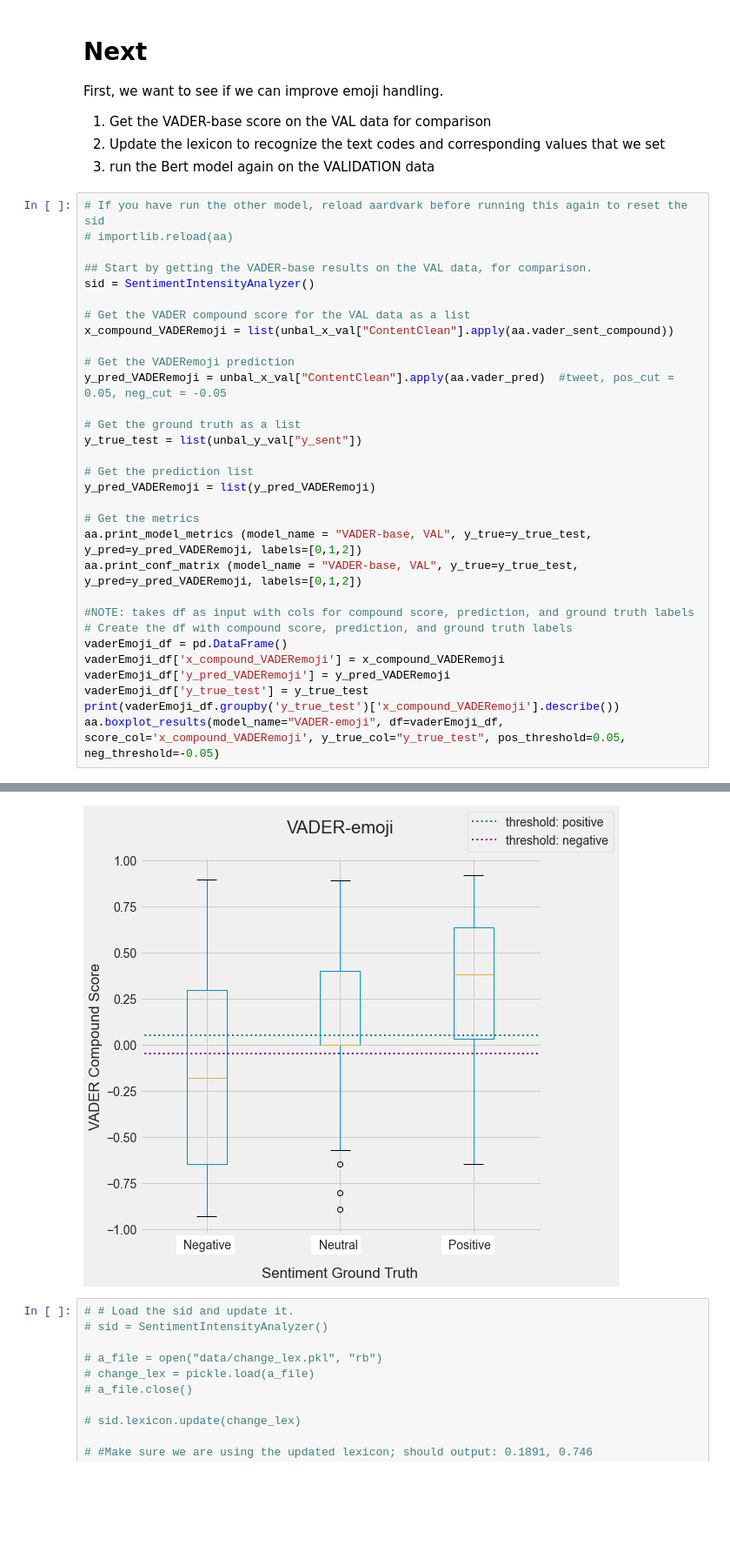
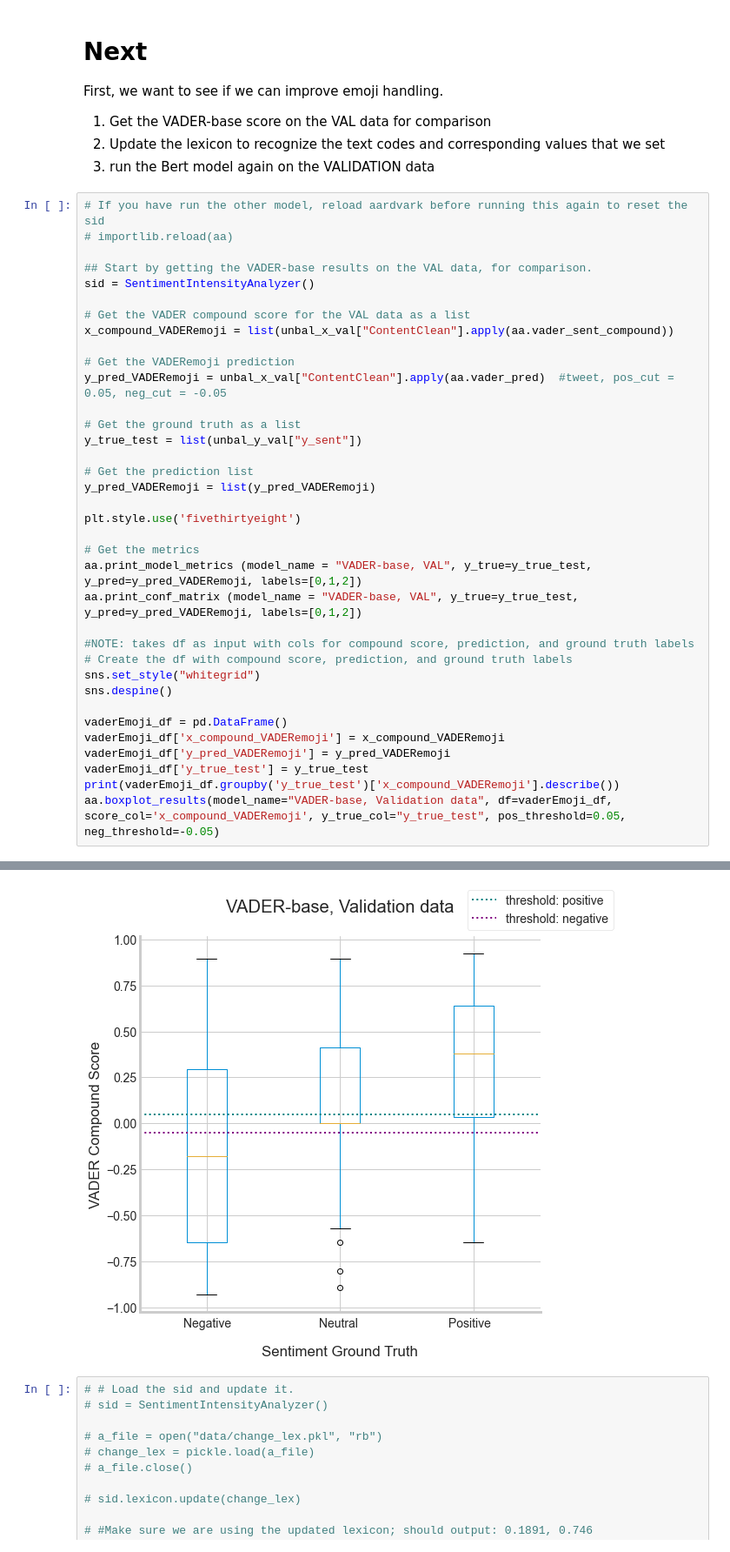
Before and after one commit to loopyQueen/RefugeeSentiment, a Jupyter notebook: vaderMod.ipynb, the cells around one changed output, grey strips where cells are left out. Shown: that part at 87% size. Cells and saved outputs as stored; diff of their text form; blank space fills up the shorter version.

```diff
--- a/vaderMod.ipynb
+++ b/vaderMod.ipynb
@@ -120,16 +128,21 @@ y_true_test = list(unbal_y_val["y_sent"])
 # Get the prediction list
 y_pred_VADERemoji = list(y_pred_VADERemoji)
 
+plt.style.use('fivethirtyeight')
+
 # Get the metrics
 aa.print_model_metrics (model_name = "VADER-base, VAL", y_true=y_true_test, y_pred=y_pred_VADERemoji, labels=[0,1,2])
 aa.print_conf_matrix (model_name = "VADER-base, VAL", y_true=y_true_test, y_pred=y_pred_VADERemoji, labels=[0,1,2])
 
 #NOTE: takes df as input with cols for compound score, prediction, and ground truth labels
 # Create the df with compound score, prediction, and ground truth labels
+sns.set_style("whitegrid")
+sns.despine()
+
 vaderEmoji_df = pd.DataFrame()
 vaderEmoji_df['x_compound_VADERemoji'] = x_compound_VADERemoji
 vaderEmoji_df['y_pred_VADERemoji'] = y_pred_VADERemoji
 vaderEmoji_df['y_true_test'] = y_true_test
 print(vaderEmoji_df.groupby('y_true_test')['x_compound_VADERemoji'].describe())
-aa.boxplot_results(model_name="VADER-emoji", df=vaderEmoji_df, score_col='x_compound_VADERemoji', y_true_col="y_true_test", pos_threshold=0.05, neg_threshold=-0.05)
+aa.boxplot_results(model_name="VADER-base, Validation data", df=vaderEmoji_df, score_col='x_compound_VADERemoji', y_true_col="y_true_test", pos_threshold=0.05, neg_threshold=-0.05)
 # %% [output]
@@ -165,4 +179,4 @@ y_true_test
-[figure, old version]
+[figure, new version]
 # %%
 # # Load the sid and update it.
 # sid = SentimentIntensityAnalyzer()
```
Also changed, not shown: parts of 15 cells of this notebook, 3 other files.
